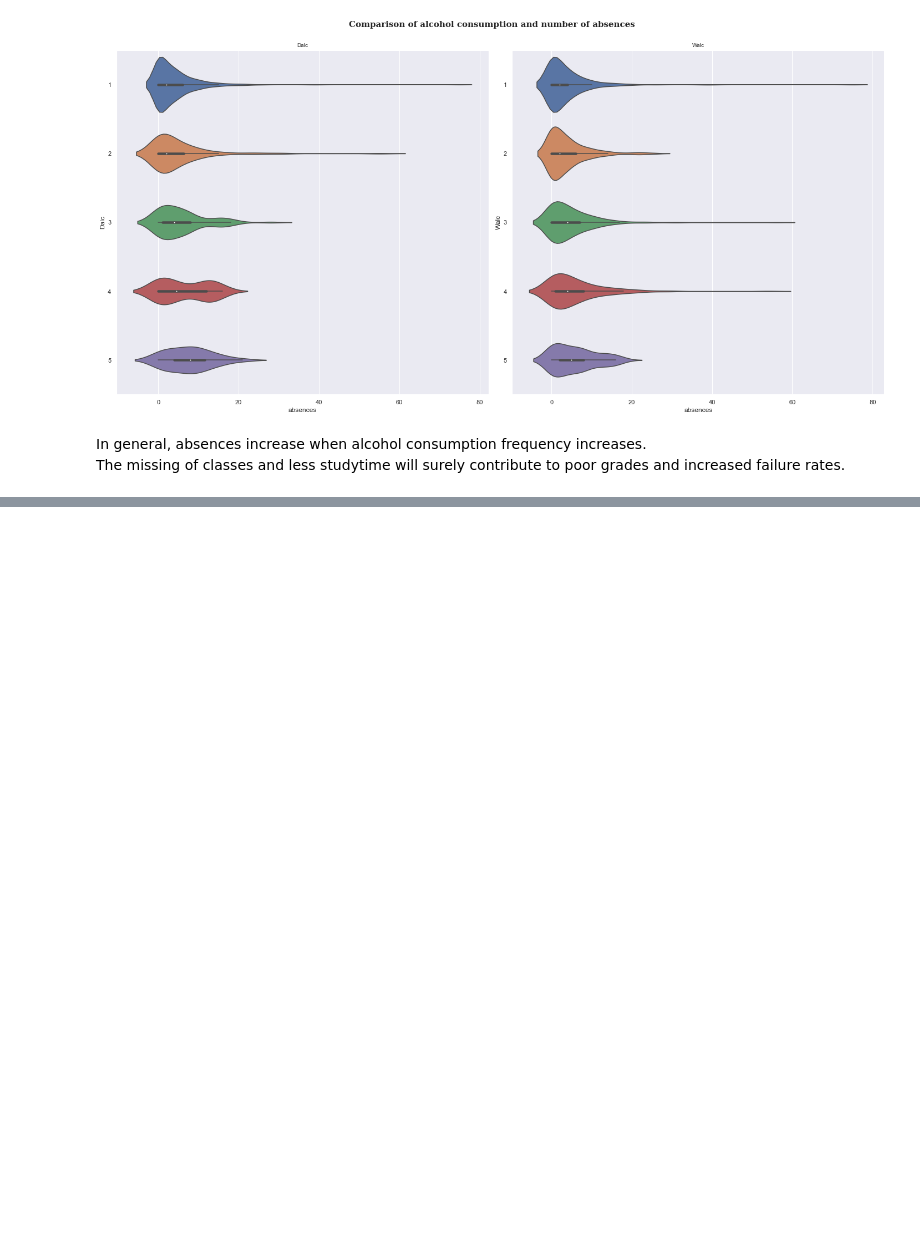
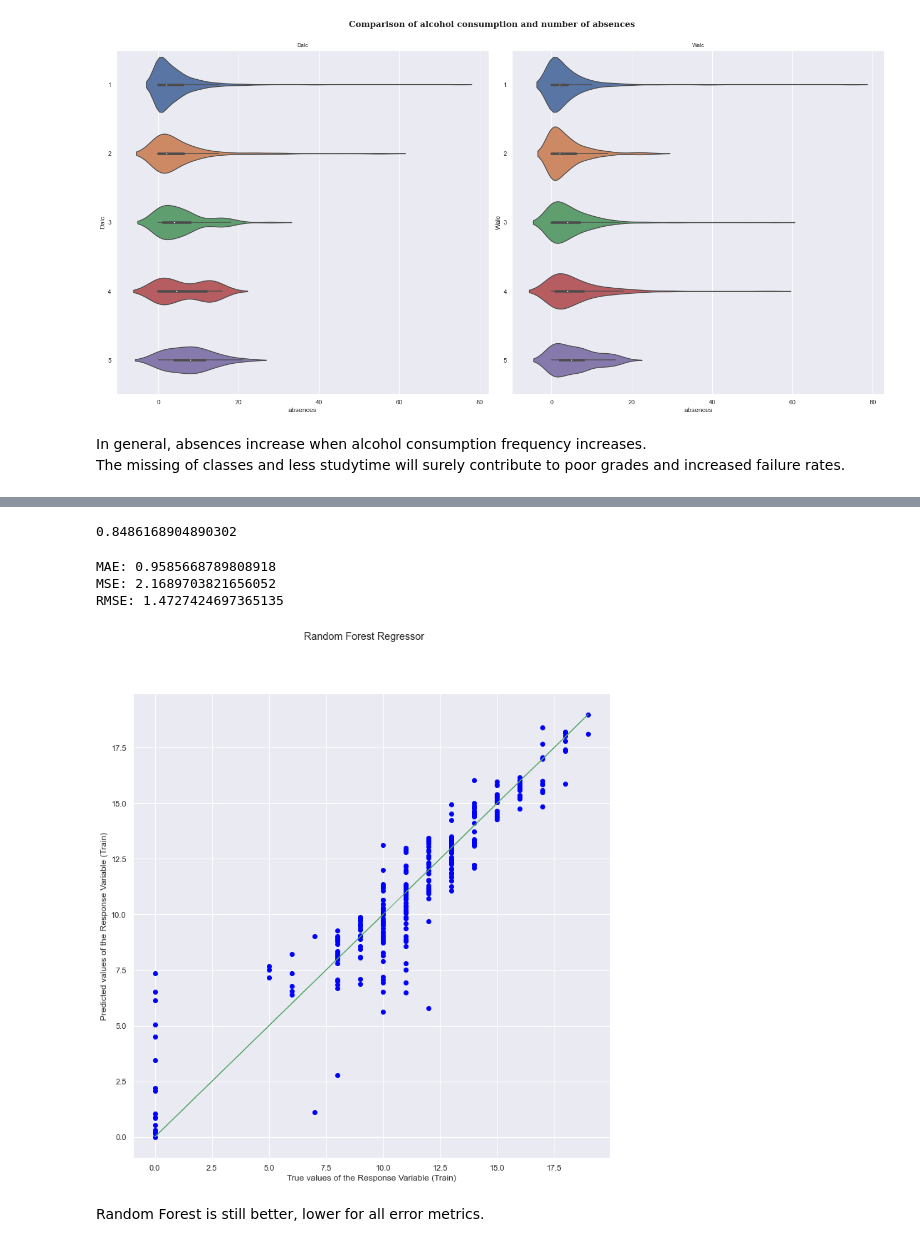
Before and after one commit to Parzivalxx/student_performance, a Jupyter notebook: studentperf.ipynb, the cells around one changed output, grey strips where cells are left out. Drawn from its saved outputs; the diff is of its cells as text; code cells hidden in the pictures; blank space fills up the shorter version.

```diff
--- a/studentperf.ipynb
+++ b/studentperf.ipynb
@@ -402,0 +543,18 @@ The missing of classes and less studytime will surely contribute to poor grades
+# %%
+studentData['Mjob'] = studentData['Mjob'].apply(lambda x: 'm_'+ x)
+studentData['Fjob'] = studentData['Fjob'].apply(lambda x: 'f_'+ x)
+studentData['reason'] = studentData['reason'].apply(lambda x: 'reason_'+ x)
+studentData['guardian'] = studentData['guardian'].apply(lambda x: 'guard_'+ x)
+
+mjob = pd.get_dummies(studentData['Mjob'],drop_first=True)
+fjob = pd.get_dummies(studentData['Fjob'],drop_first=True)
+reason = pd.get_dummies(studentData['reason'],drop_first=True)
+gurdian = pd.get_dummies(studentData['guardian'],drop_first=True)
+
+studentData = pd.concat([studentData,mjob,fjob,reason,gurdian],axis=1)
+studentData.drop(['Mjob','Fjob','reason','guardian'],axis=1,inplace=True)
+# %%
+for col in non_numeric_cols:
+    if (col not in ["Mjob", "Fjob", "reason", "guardian"]):
+        studentData[col] = pd.get_dummies(studentData[col], drop_first=True)
+studentData.head()
@@ -402,0 +569,36 @@ The missing of classes and less studytime will surely contribute to poor grades
+# %%
+X = studentData.drop("G3", axis = 1)
+y = studentData["G3"]
+
+scaler = StandardScaler()
+X = pd.DataFrame(scaler.fit_transform(X),columns=X.columns)
+X.head()
+
+# Split the Dataset into Train and Test
+X_train, X_test, y_train, y_test = train_test_split(X, y, test_size = 0.3)
+# %%
+RFR = RandomForestRegressor()
+RFR.fit(X_train, y_train)
+print(RFR.score(X_test,y_test))
+# %% [output]
+0.8486168904890302
+# %%
+y_predRFR = RFR.predict(X_test)
+print('MAE:', mean_absolute_error(y_test, y_predRFR))
+print('MSE:', mean_squared_error(y_test, y_predRFR))
+print('RMSE:', np.sqrt(mean_squared_error(y_test, y_predRFR)))
+
+fig, axes = plt.subplots(1, 1, figsize=(12, 12))
+fig.suptitle("Random Forest Regressor")
+axes.scatter(y_test, y_predRFR, color = "blue")
+axes.plot(y_test, y_test, 'g-', linewidth = 1)
+axes.set_xlabel("True values of the Response Variable (Train)")
+axes.set_ylabel("Predicted values of the Response Variable (Train)")
+plt.show()
+# %% [output]
+MAE: 0.9585668789808918
+MSE: 2.1689703821656052
+RMSE: 1.4727424697365135
+[figure, added]
+# %% [markdown]
+Random Forest is still better, lower for all error metrics.
```
Also changed, not shown: parts of 19 cells of this notebook, 1 other file.
